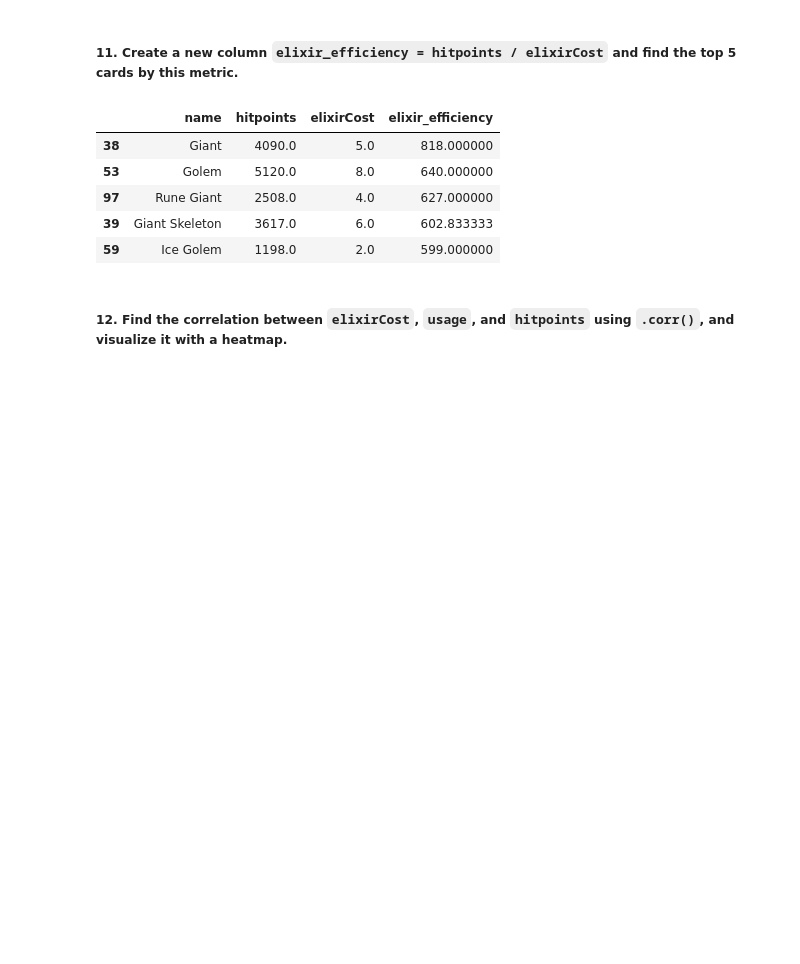
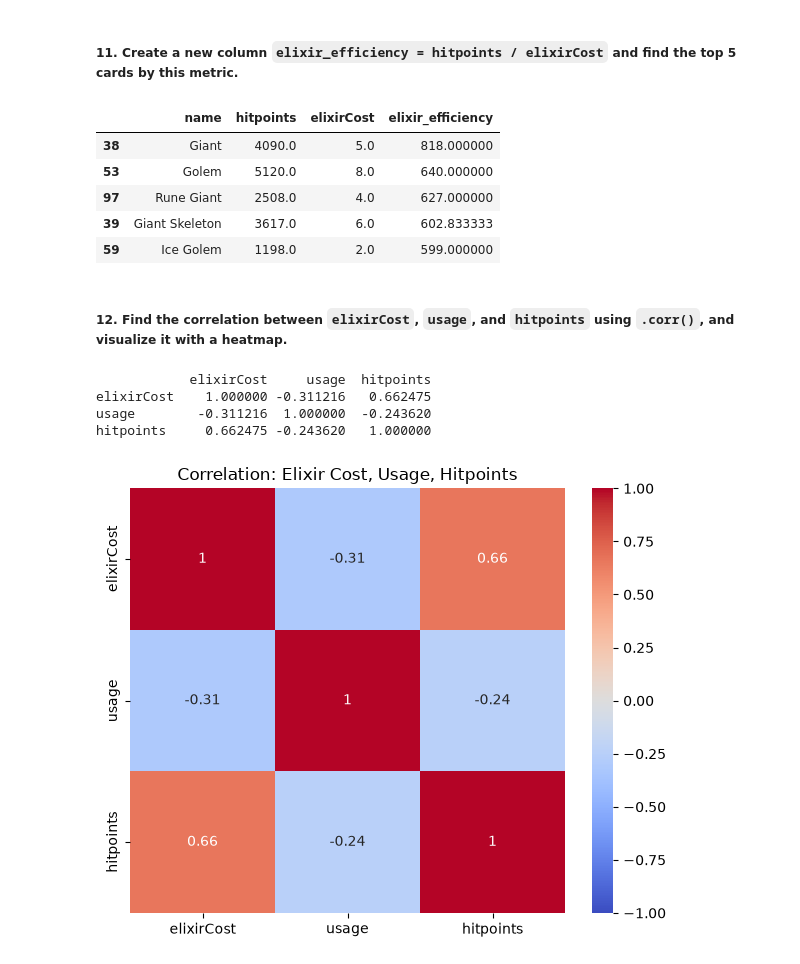
Before and after one commit to shiva3994/Practice, a Jupyter notebook: Daily Python/L_Clash_Royale_Cards_report.ipynb, the cells around one changed output. Cells and saved outputs as stored; diff of their text form; code cells hidden in the pictures; blank space fills up the shorter version.

```diff
--- a/Daily Python/L_Clash_Royale_Cards_report.ipynb
+++ b/Daily Python/L_Clash_Royale_Cards_report.ipynb
@@ -441,3 +447,23 @@ top5_efficiency[['name', 'hitpoints', 'elixirCost', 'elixir_efficiency']]
 | 59 | Ice Golem | 1198.0 | 2.0 | 599.000000 |
 # %% [markdown]
 ##### 12. Find the correlation between `elixirCost`, `usage`, and `hitpoints` using `.corr()`, and visualize it with a heatmap.
+# %%
+import seaborn as sns
+import matplotlib.pyplot as plt
+
+# Correlation matrix between the three numeric columns
+corr = df[['elixirCost', 'usage', 'hitpoints']].corr()
+print(corr)
+
+# Heatmap visualization
+plt.figure(figsize=(6, 5))
+sns.heatmap(corr, annot=True, cmap='coolwarm', vmin=-1, vmax=1)
+plt.title('Correlation: Elixir Cost, Usage, Hitpoints')
+plt.tight_layout()
+plt.show()
+# %% [output]
+            elixirCost     usage  hitpoints
+elixirCost    1.000000 -0.311216   0.662475
+usage        -0.311216  1.000000  -0.243620
+hitpoints     0.662475 -0.243620   1.000000
+[figure, added]
```
Also changed, not shown: parts of 3 cells of this notebook.
